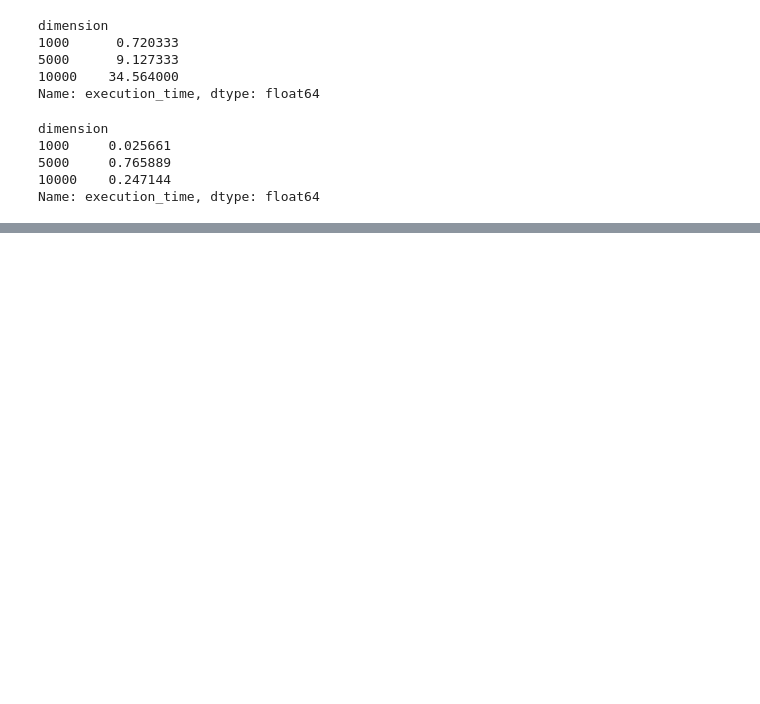
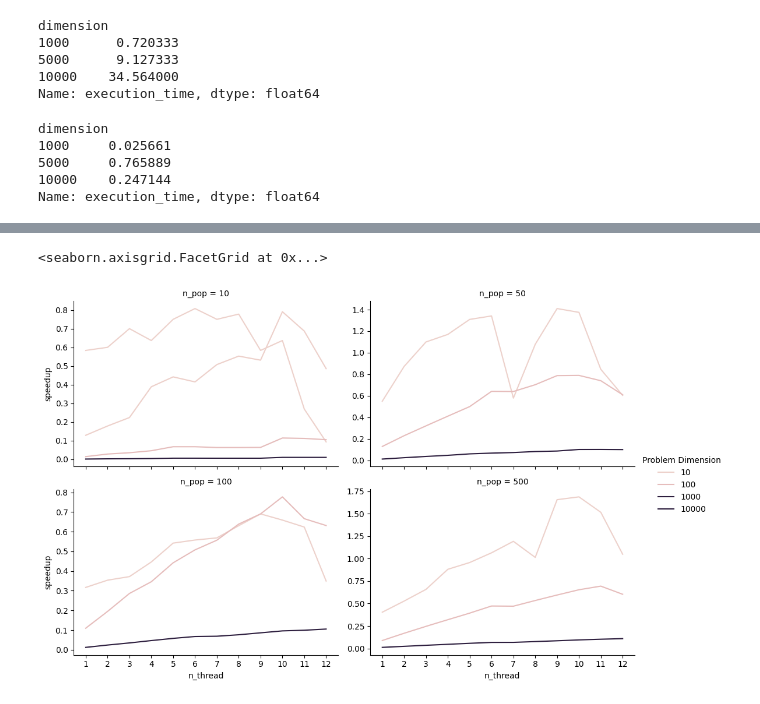
Before and after one commit to VivianeGalvao/computacao_distribuida, a Jupyter notebook: metrics.ipynb, the cells around one changed output, grey strips where cells are left out. Saved outputs shown, nothing was run; the diff lists cells and outputs as text; code cells hidden in the pictures; blank space fills up the shorter version.

```diff
--- a/metrics.ipynb
+++ b/metrics.ipynb
@@ -64,0 +180,7 @@ Name: execution_time, dtype: float64
+# %%
+g = sns.FacetGrid(df_open, col="n_pop", col_wrap=2, sharey=False, height=3.5, aspect=1.5)
+g.map(sns.lineplot, "n_thread", "speedup", "dimension")
+g.add_legend(title="Problem Dimension")
+# %% [output]
+<seaborn.axisgrid.FacetGrid at 0x...>
+[figure, added]
```
Also changed, not shown: parts of 28 cells of this notebook, 13 other files.
